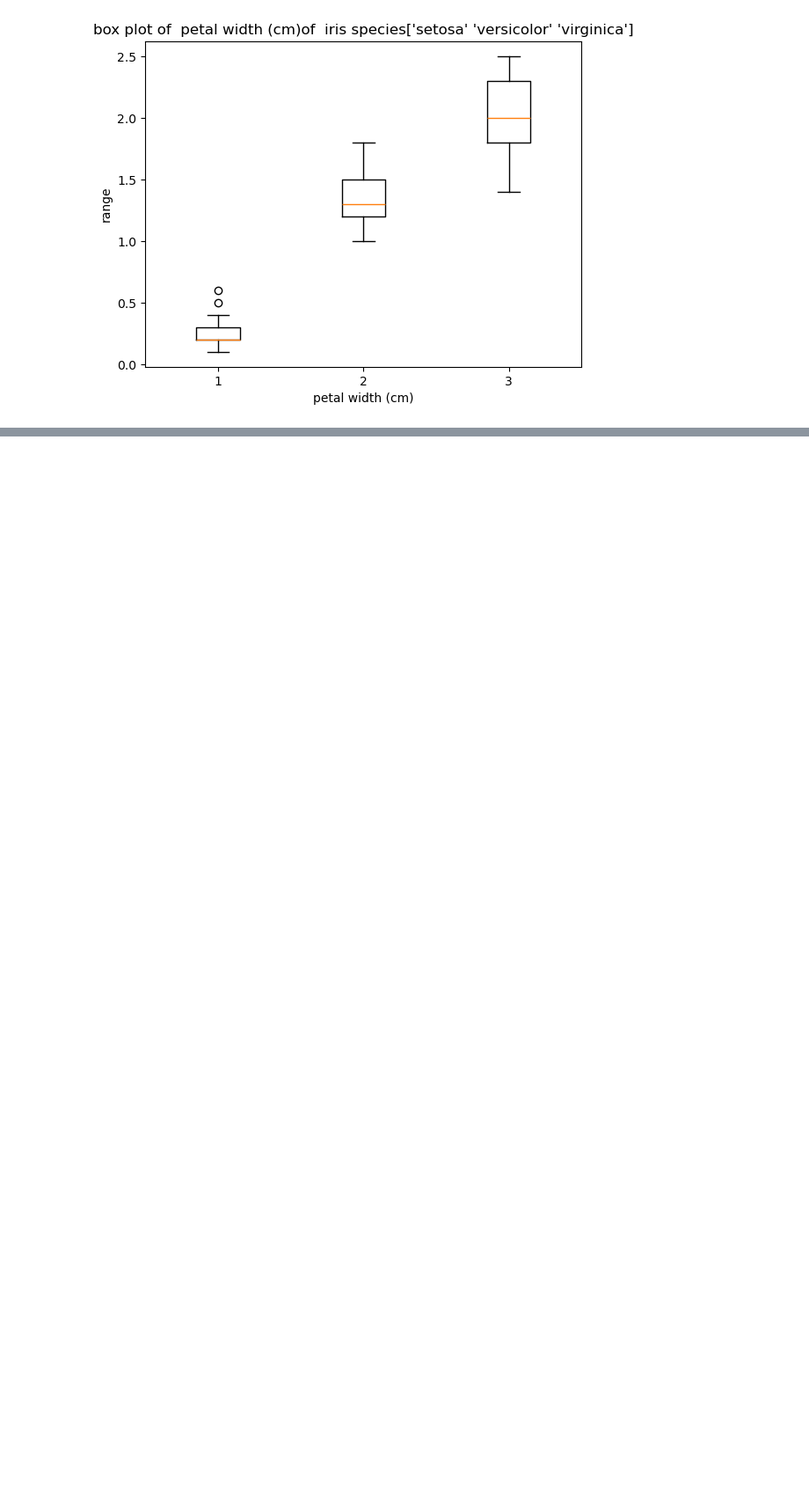
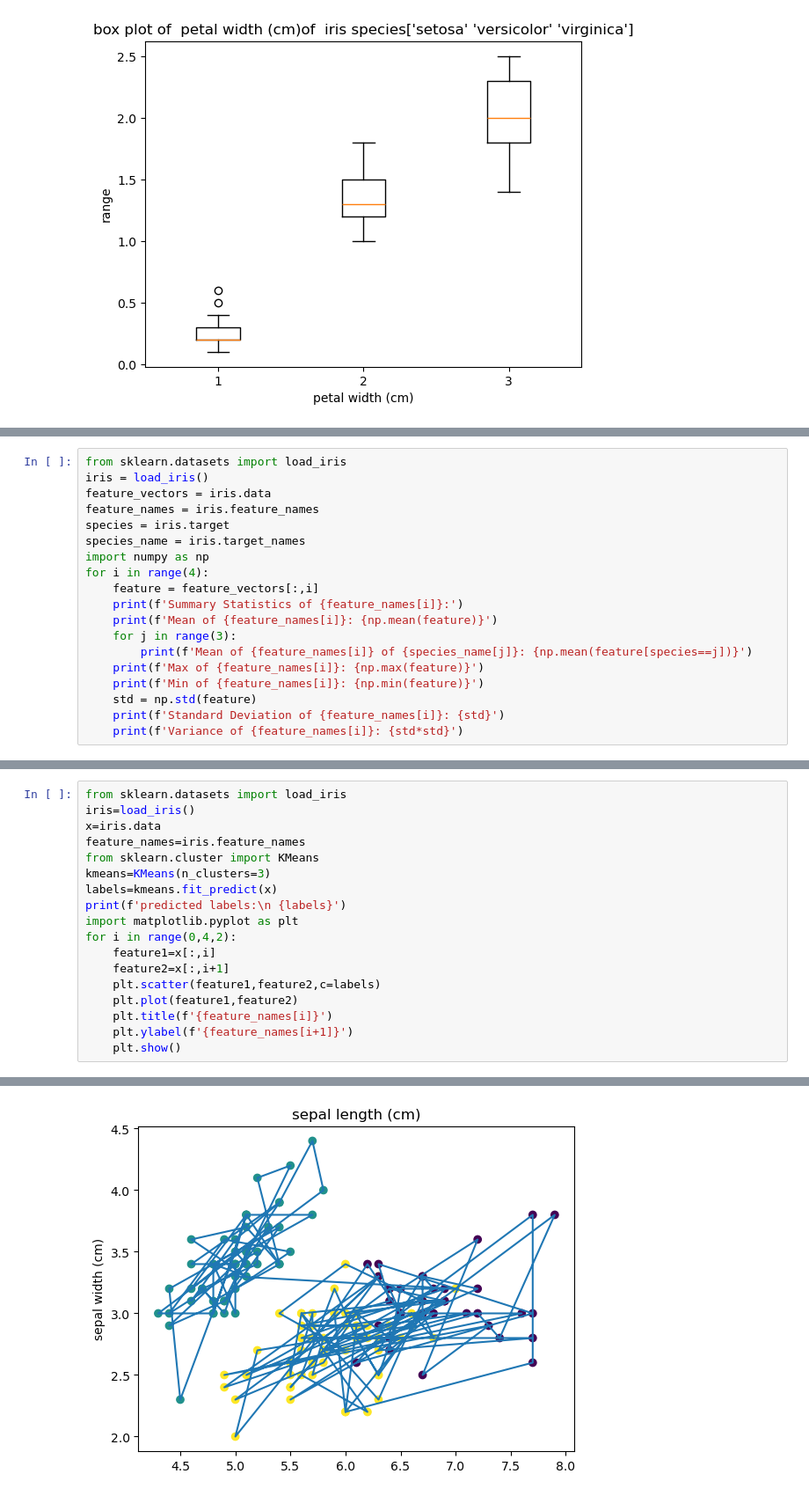
Before and after one commit to Enshrouded/datasets-and-plots-for-iris-dataset, a Jupyter notebook: 1st class 8039.ipynb, the cells around one changed output, grey strips where cells are left out. Shown at 88% size. Cells and saved outputs as stored; diff of their text form; blank space fills up the shorter version.

```diff
--- a/1st class 8039.ipynb
+++ b/1st class 8039.ipynb
@@ -358,0 +405,19 @@ for i in range(4):
+# %%
+from sklearn.datasets import load_iris
+iris = load_iris()
+feature_vectors = iris.data
+feature_names = iris.feature_names
+species = iris.target
+species_name = iris.target_names
+import numpy as np
+for i in range(4):
+    feature = feature_vectors[:,i]
+    print(f'Summary Statistics of {feature_names[i]}:')
+    print(f'Mean of {feature_names[i]}: {np.mean(feature)}')
+    for j in range(3):
+        print(f'Mean of {feature_names[i]} of {species_name[j]}: {np.mean(feature[species==j])}')
+    print(f'Max of {feature_names[i]}: {np.max(feature)}')
+    print(f'Min of {feature_names[i]}: {np.min(feature)}')
+    std = np.std(feature)
+    print(f'Standard Deviation of {feature_names[i]}: {std}')
+    print(f'Variance of {feature_names[i]}: {std*std}')
@@ -358,0 +442,19 @@ for i in range(4):
+# %%
+from sklearn.datasets import load_iris
+iris=load_iris()
+x=iris.data
+feature_names=iris.feature_names
+from sklearn.cluster import KMeans
+kmeans=KMeans(n_clusters=3)
+labels=kmeans.fit_predict(x)
+print(f'predicted labels:\n {labels}')
+import matplotlib.pyplot as plt
+for i in range(0,4,2):
+    feature1=x[:,i]
+    feature2=x[:,i+1]
+    plt.scatter(feature1,feature2,c=labels)
+    plt.plot(feature1,feature2)
+    plt.title(f'{feature_names[i]}')
+    plt.ylabel(f'{feature_names[i+1]}')
+    plt.show()
+# %% [output]
@@ -358,0 +467 @@ for i in range(4):
+[figure, added]
```
Also changed, not shown: parts of 7 cells of this notebook.
